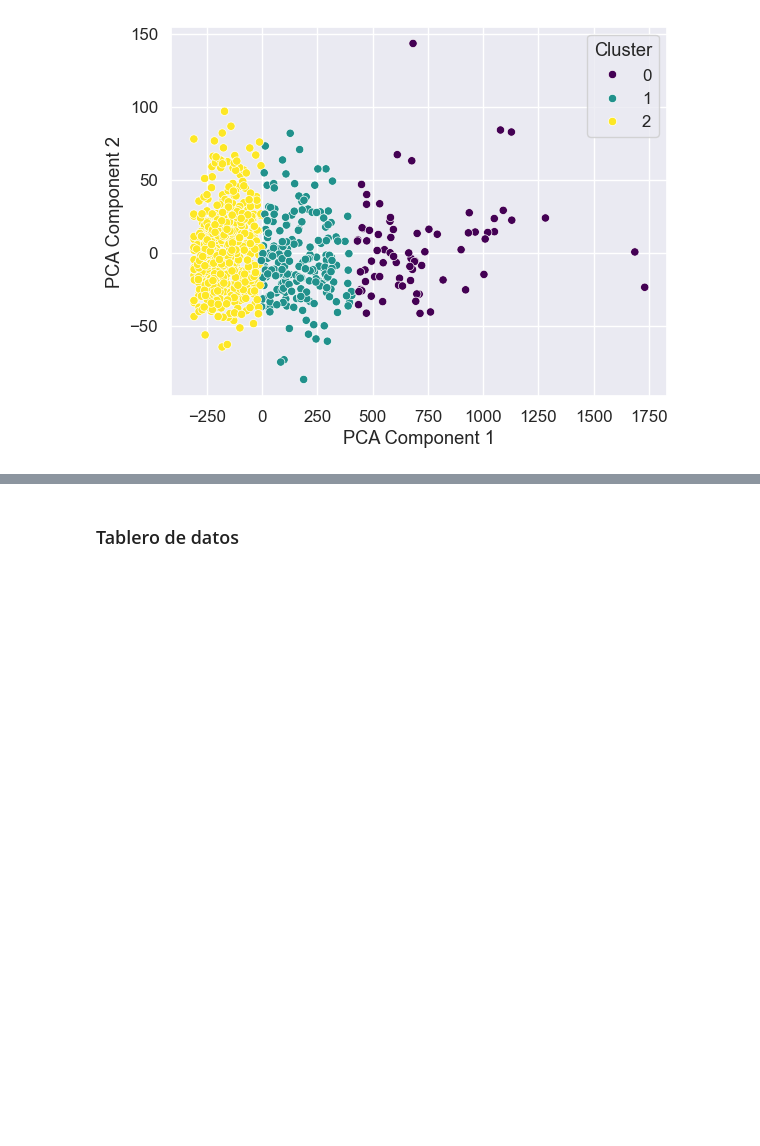
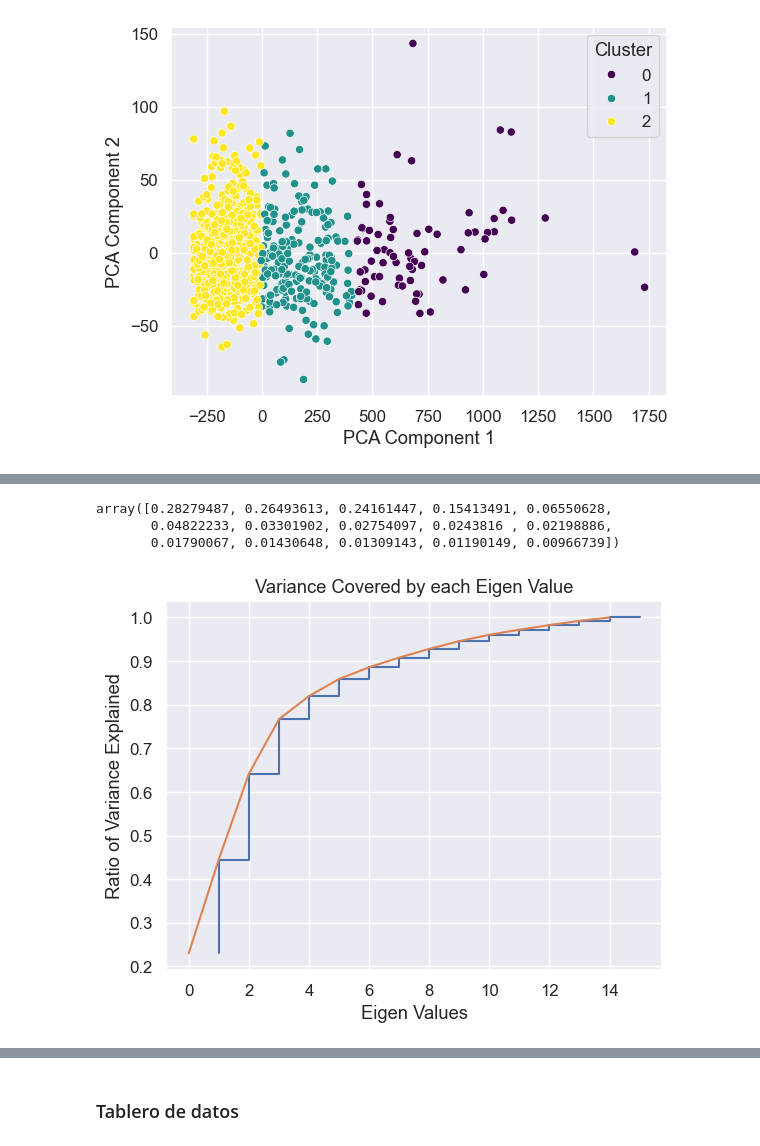
Before and after one commit to despinosaa/Lab1_G1, a Jupyter notebook: Lab2_UNIFICADO.ipynb, the cells around one changed output, grey strips where cells are left out. Drawn from its saved outputs; the diff is of its cells as text; code cells hidden in the pictures; blank space fills up the shorter version.

```diff
--- a/Lab2_UNIFICADO.ipynb
+++ b/Lab2_UNIFICADO.ipynb
@@ -1169,0 +1148,9 @@ KNN Clustering: Silhouette: 0.5741520783912578, Davies-Bouldin: 0.57668535081500
+# %%
+from sklearn.preprocessing import MinMaxScaler
+
+scaler = MinMaxScaler()
+
+dataScaled = scaler.fit_transform(data)
+
+dataScaled = pd.DataFrame(dataScaled)
+dataScaled.describe()
@@ -1169,0 +1189,21 @@ KNN Clustering: Silhouette: 0.5741520783912578, Davies-Bouldin: 0.57668535081500
+# %%
+from sklearn.decomposition import PCA
+
+pca1 = PCA()
+pca_df1 = pd.DataFrame(pca1.fit_transform(dataScaled))
+
+pca1.explained_variance_
+# %% [output]
+array([0.28279487, 0.26493613, 0.24161447, 0.15413491, 0.06550628,
+       0.04822233, 0.03301902, 0.02754097, 0.0243816 , 0.02198886,
+       0.01790067, 0.01430648, 0.01309143, 0.01190149, 0.00966739])
+# %%
+import numpy as np
+plt.step(list(range(1,16)), np.cumsum(pca1.explained_variance_ratio_))
+plt.plot(np.cumsum(pca1.explained_variance_ratio_))
+plt.xlabel('Eigen Values')
+plt.ylabel('Ratio of Variance Explained')
+plt.title('Variance Covered by each Eigen Value')
+plt.show()
+# %% [output]
+[figure, added]
```
Also changed, not shown: parts of 38 cells of this notebook, 1 other file.
